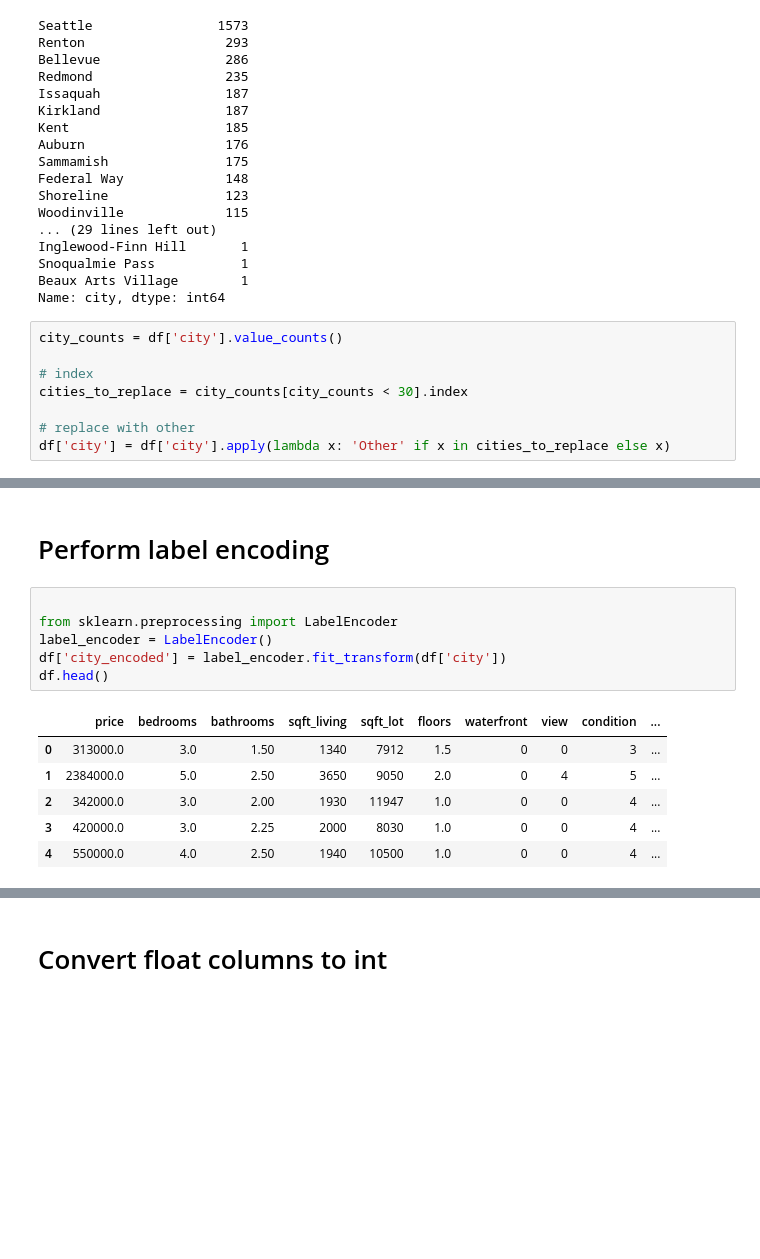
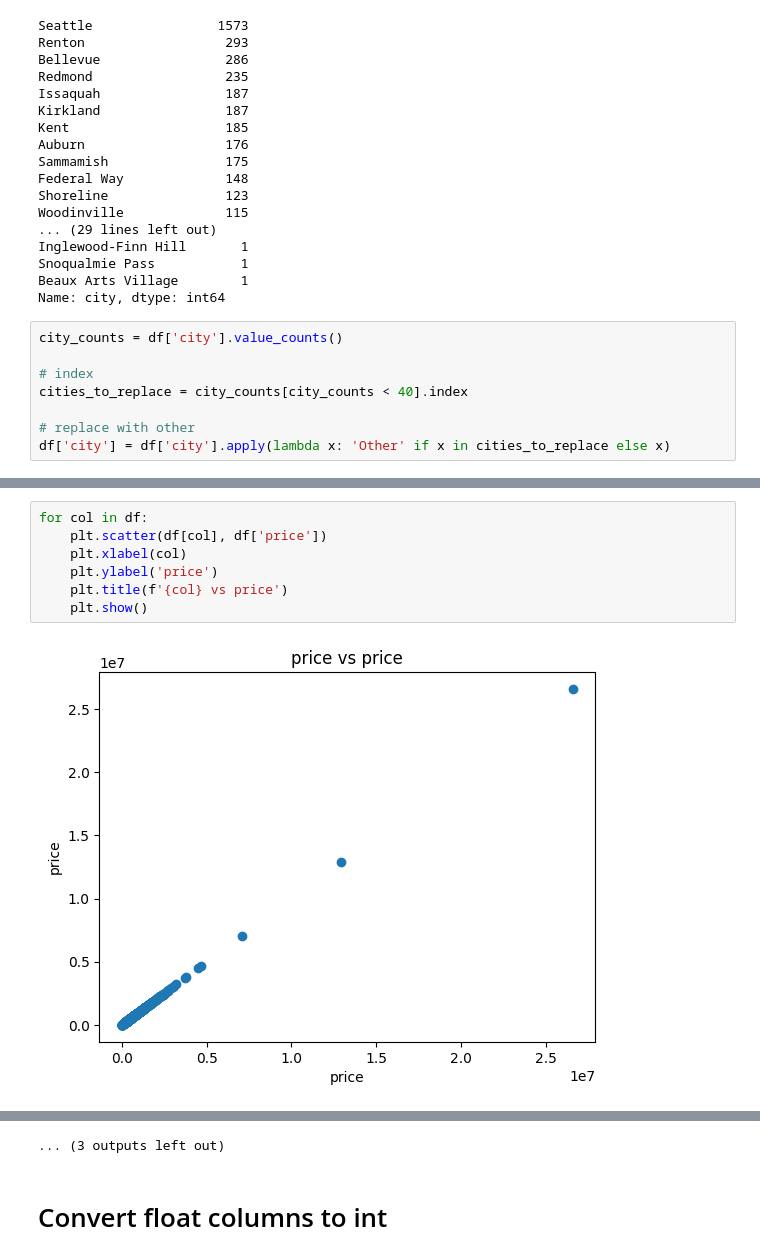
Before and after one commit to maqboolkazmii/ML1BootCamp, a Jupyter notebook: Day10_Linear_regression/data.ipynb, the cells around one changed output, grey strips where cells are left out. Cells and saved outputs as stored; diff of their text form; blank space fills up the shorter version.

```diff
--- a/Day10_Linear_regression/data.ipynb
+++ b/Day10_Linear_regression/data.ipynb
@@ -101,7 +103,7 @@ Name: city, dtype: int64
 city_counts = df['city'].value_counts()
 
 # index
-cities_to_replace = city_counts[city_counts < 30].index
+cities_to_replace = city_counts[city_counts < 40].index
 
 # replace with other
 df['city'] = df['city'].apply(lambda x: 'Other' if x in cities_to_replace else x)
@@ -127,16 +129,10 @@ Newcastle             33
 Name: city, dtype: int64
-# %% [markdown]
-# Perform label encoding
-# %%
-
-from sklearn.preprocessing import LabelEncoder
-label_encoder = LabelEncoder()
-df['city_encoded'] = label_encoder.fit_transform(df['city'])
-df.head()
-# %% [output]
-|  | price | bedrooms | bathrooms | sqft_living | sqft_lot | floors | waterfront | view | condition | ... |
-| 0 | 313000.0 | 3.0 | 1.50 | 1340 | 7912 | 1.5 | 0 | 0 | 3 | ... |
-| 1 | 2384000.0 | 5.0 | 2.50 | 3650 | 9050 | 2.0 | 0 | 4 | 5 | ... |
-| 2 | 342000.0 | 3.0 | 2.00 | 1930 | 11947 | 1.0 | 0 | 0 | 4 | ... |
-| 3 | 420000.0 | 3.0 | 2.25 | 2000 | 8030 | 1.0 | 0 | 0 | 4 | ... |
-| 4 | 550000.0 | 4.0 | 2.50 | 1940 | 10500 | 1.0 | 0 | 0 | 4 | ... |
+# %%
+for col in df:
+    plt.scatter(df[col], df['price'])
+    plt.xlabel(col)
+    plt.ylabel('price')
+    plt.title(f'{col} vs price')
+    plt.show()
+# %% [output]
+[figure, added]
@@ -143,3 +150,4 @@ df.head()
+... (3 outputs left out)
 # %% [markdown]
 # Convert float columns to int
 # %%
```
Also changed, not shown: parts of 12 cells of this notebook, 1 other file.
